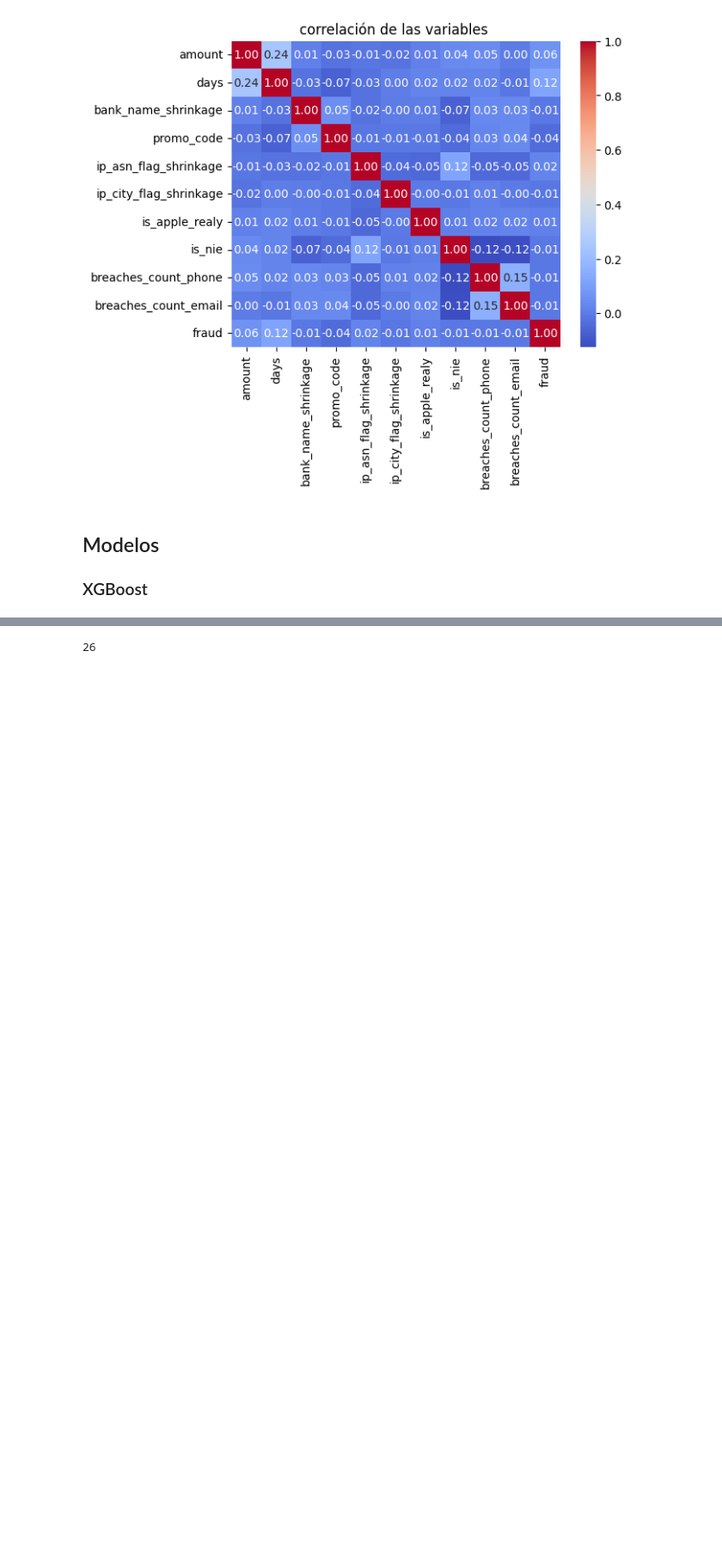
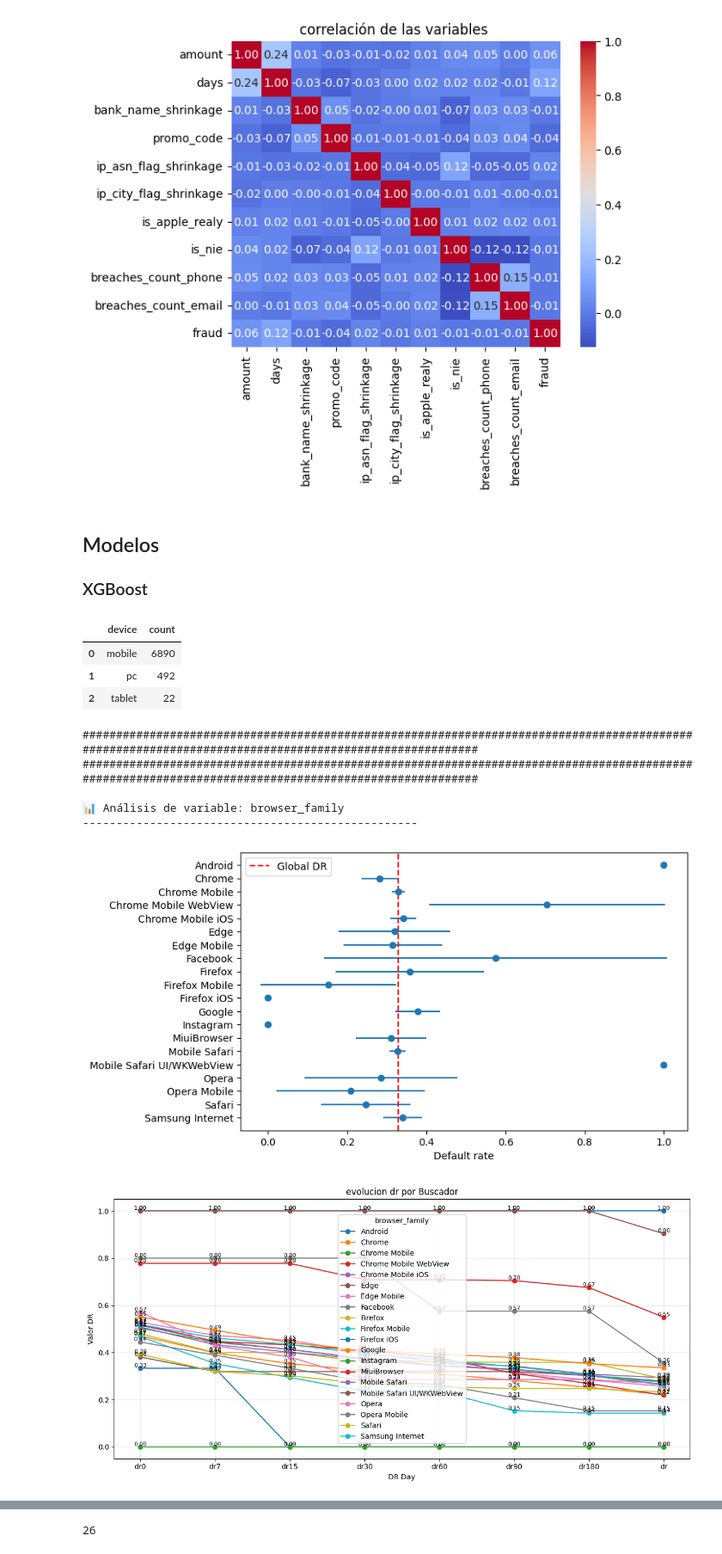
Before and after one commit to cgomez-QB/Fraud-Model, a Jupyter notebook: src/first_exploration/exploratory_data_analysis.ipynb, the cells around one changed output, grey strips where cells are left out. Shown at 86% size. Saved outputs shown, nothing was run; the diff lists cells and outputs as text; code cells hidden in the pictures; blank space fills up the shorter version.

```diff
--- a/src/first_exploration/exploratory_data_analysis.ipynb
+++ b/src/first_exploration/exploratory_data_analysis.ipynb
@@ -1398,3 +1397,23 @@ lst_col_train = [
 #     'phone_first_seen_days',
 #     'email_first_seen_days'
 #  ]
+# %%
+df_data["device"].value_counts().reset_index()
+# %% [output]
+|  | device | count |
+| 0 | mobile | 6890 |
+| 1 | pc | 492 |
+| 2 | tablet | 22 |
+# %%
+
+
+result = full_analysis_by_var(df_data, "browser_family", "dr90", "evolucion dr por Buscador")
+result["lift_table"]
+# %% [output]
+######################################################################################################################################################
+######################################################################################################################################################
+
+📊 Análisis de variable: browser_family
+--------------------------------------------------
+[figure, added]
+[figure, added]
```
Also changed, not shown: parts of 6 cells of this notebook, 4 other files.
